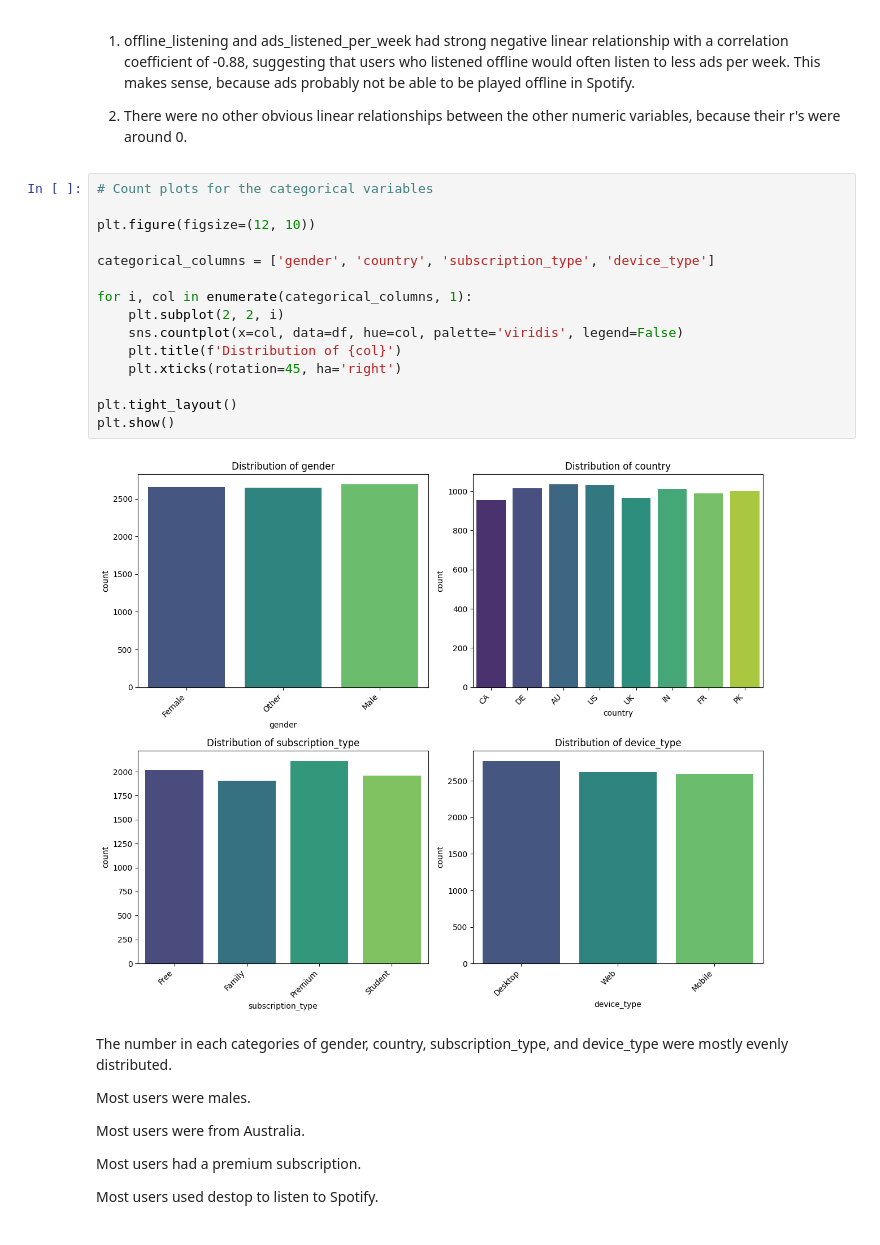
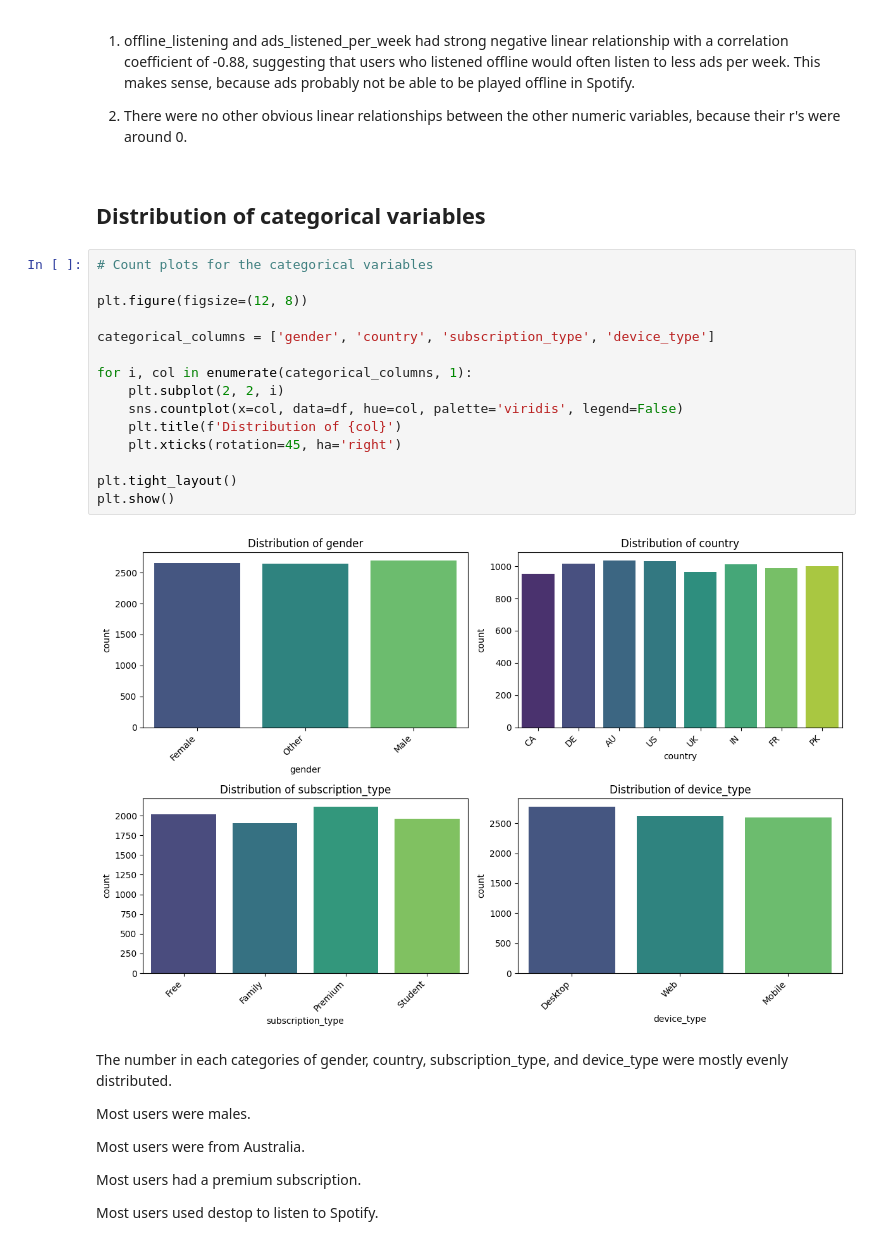
Before and after one commit to xuany823/ADS505_Final_Project, a Jupyter notebook: Spotify_Churn.ipynb, the cells around one changed output. Saved outputs shown, nothing was run; the diff lists cells and outputs as text.

```diff
--- a/Spotify_Churn.ipynb
+++ b/Spotify_Churn.ipynb
@@ -249,23 +270,25 @@ plt.show()
 1. offline_listening and ads_listened_per_week had strong negative linear relationship with a correlation coefficient of -0.88, suggesting that users who listened offline would often listen to less ads per week. This makes sense, because ads probably not be able to be played offline in Spotify.
 
 2. There were no other obvious linear relationships between the other numeric variables, because their r's were around 0.
+# %% [markdown]
+## Distribution of categorical variables
 # %%
 # Count plots for the categorical variables
 
-plt.figure(figsize=(12, 10))
+plt.figure(figsize=(12, 8))
 
 categorical_columns = ['gender', 'country', 'subscription_type', 'device_type']
 
 for i, col in enumerate(categorical_columns, 1):
     plt.subplot(2, 2, i)
     sns.countplot(x=col, data=df, hue=col, palette='viridis', legend=False)
     plt.title(f'Distribution of {col}')
     plt.xticks(rotation=45, ha='right')
 
 plt.tight_layout()
 plt.show()
 # %% [output]
-[figure, old version]
+[figure, new version]
 # %% [markdown]
 The number in each categories of gender, country, subscription_type, and device_type were mostly evenly distributed.
 
```
Also changed, not shown: parts of 78 cells of this notebook.
